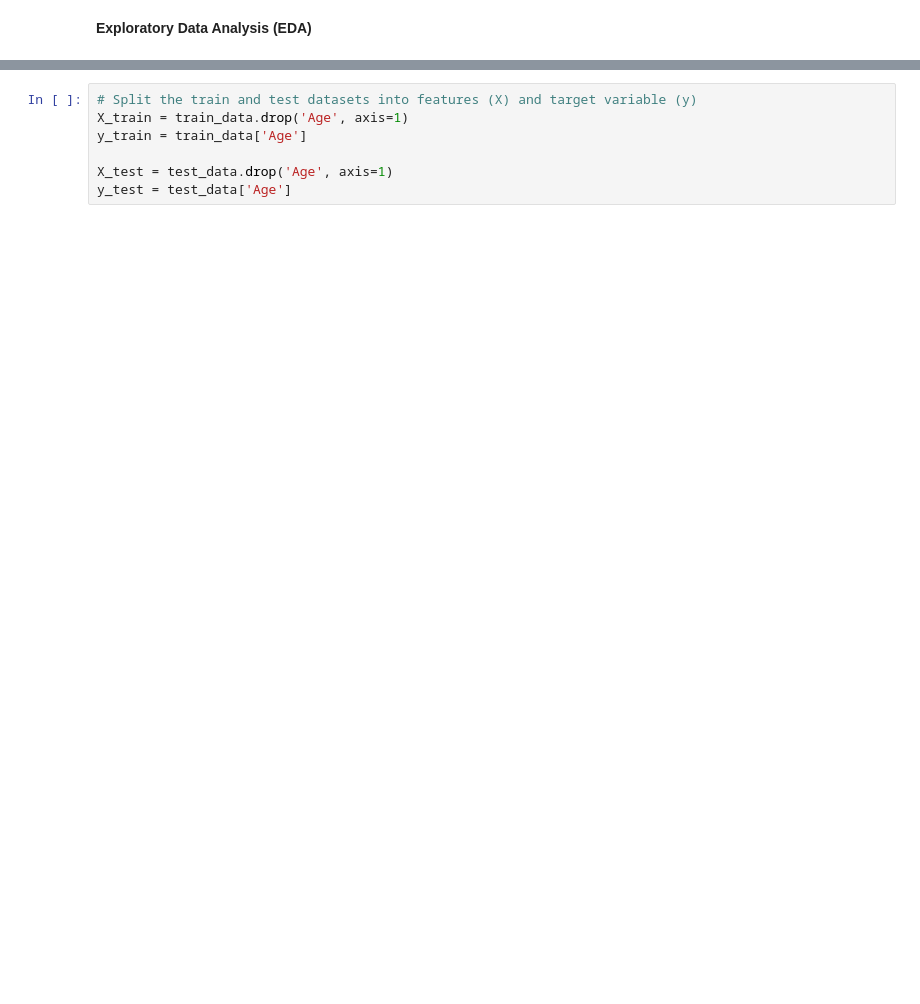
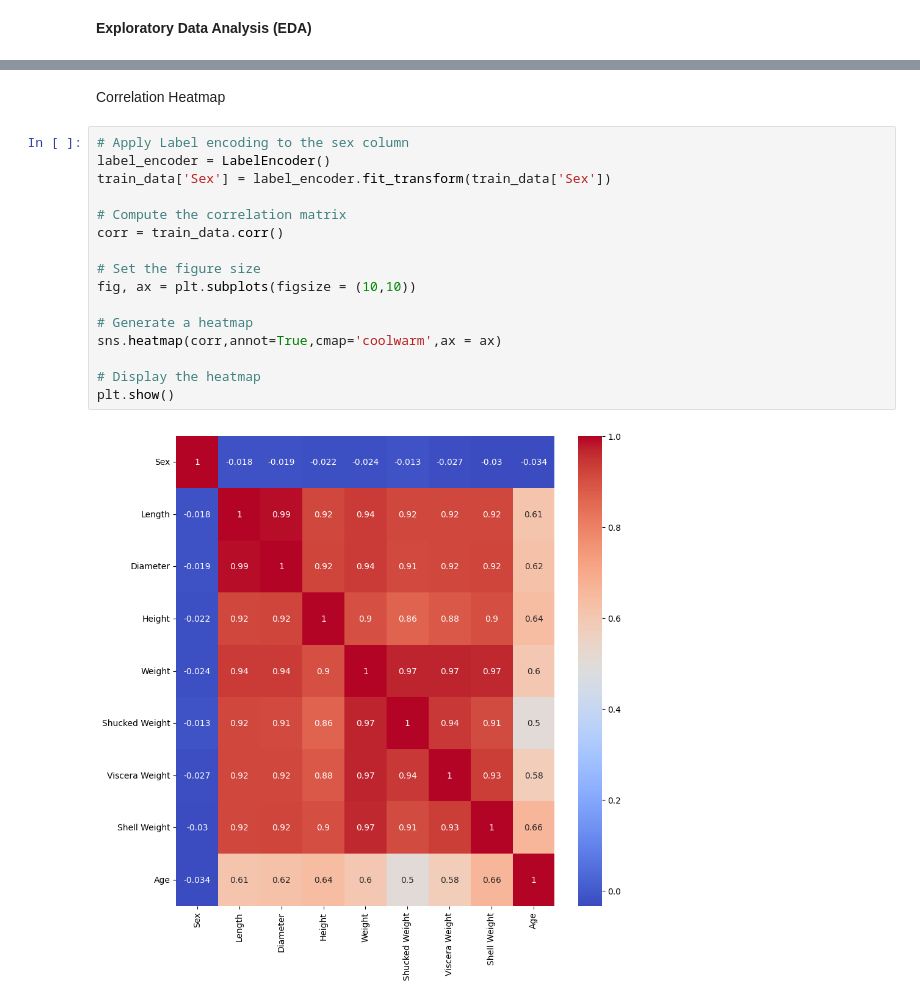
Before and after one commit to kerryyys/Kaggle-Project, a Jupyter notebook: Crab Age/CrabAge.ipynb, the cells around one changed output, grey strips where cells are left out. Cells and saved outputs as stored; diff of their text form; blank space fills up the shorter version.

```diff
--- a/Crab Age/CrabAge.ipynb
+++ b/Crab Age/CrabAge.ipynb
@@ -109,7 +123,20 @@ ValueError: could not convert string to float: 'I'
-# %%
-# Split the train and test datasets into features (X) and target variable (y)
-X_train = train_data.drop('Age', axis=1)
-y_train = train_data['Age']
-
-X_test = test_data.drop('Age', axis=1)
-y_test = test_data['Age']
+# %% [markdown]
+Correlation Heatmap
+# %%
+# Apply Label encoding to the sex column
+label_encoder = LabelEncoder()
+train_data['Sex'] = label_encoder.fit_transform(train_data['Sex'])
+
+# Compute the correlation matrix
+corr = train_data.corr()
+
+# Set the figure size
+fig, ax = plt.subplots(figsize = (10,10))
+
+# Generate a heatmap
+sns.heatmap(corr,annot=True,cmap='coolwarm',ax = ax)
+
+# Display the heatmap
+plt.show()
+# %% [output]
+[figure, added]
```
Also changed, not shown: parts of 34 cells of this notebook.
